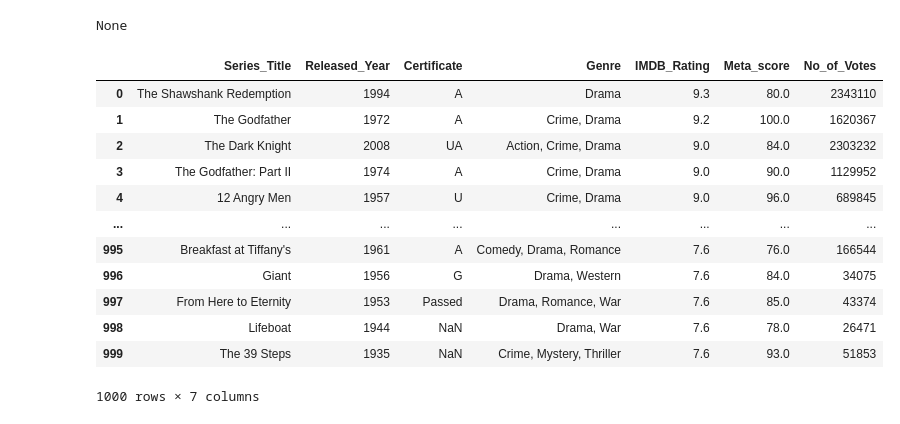
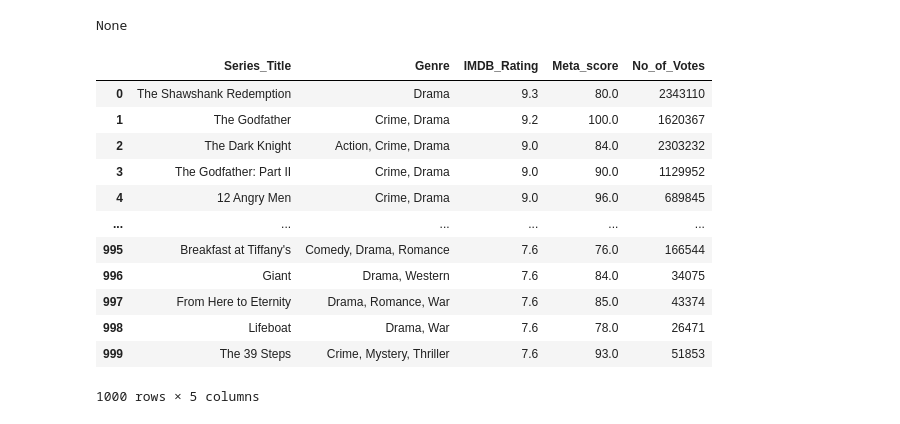
Before and after one commit to raulisom/IMDB-movies-dataset-2, a Jupyter notebook: movies.ipynb, the cells around one changed output. Drawn from its saved outputs; the diff is of its cells as text; code cells hidden in the pictures.

```diff
--- a/movies.ipynb
+++ b/movies.ipynb
@@ -60,21 +62,21 @@ memory usage: 94.8+ KB
 None
 # %%
 
-tabela = pd.read_csv("imdb_top_1000.csv")
-tabela = tabela.drop(columns=["Poster_Link", "Director", "Star1", "Star2", "Star3", "Star4", "Overview", "Gross", "Runtime"])
+df = pd.read_csv("imdb_top_1000.csv")
+df = df.drop(columns=["Poster_Link", "Director", "Star1", "Star2", "Star3", "Star4", "Overview", "Gross", "Runtime", "Certificate", "Released_Year"])
 
-display(tabela)
+display(df)
 # %% [output]
-|  | Series_Title | Released_Year | Certificate | Genre | IMDB_Rating | Meta_score | No_of_Votes |
-| 0 | The Shawshank Redemption | 1994 | A | Drama | 9.3 | 80.0 | 2343110 |
-| 1 | The Godfather | 1972 | A | Crime, Drama | 9.2 | 100.0 | 1620367 |
-| 2 | The Dark Knight | 2008 | UA | Action, Crime, Drama | 9.0 | 84.0 | 2303232 |
-| 3 | The Godfather: Part II | 1974 | A | Crime, Drama | 9.0 | 90.0 | 1129952 |
-| 4 | 12 Angry Men | 1957 | U | Crime, Drama | 9.0 | 96.0 | 689845 |
-| ... | ... | ... | ... | ... | ... | ... | ... |
-| 995 | Breakfast at Tiffany's | 1961 | A | Comedy, Drama, Romance | 7.6 | 76.0 | 166544 |
-| 996 | Giant | 1956 | G | Drama, Western | 7.6 | 84.0 | 34075 |
-| 997 | From Here to Eternity | 1953 | Passed | Drama, Romance, War | 7.6 | 85.0 | 43374 |
-| 998 | Lifeboat | 1944 | NaN | Drama, War | 7.6 | 78.0 | 26471 |
-| 999 | The 39 Steps | 1935 | NaN | Crime, Mystery, Thriller | 7.6 | 93.0 | 51853 |
+|  | Series_Title | Genre | IMDB_Rating | Meta_score | No_of_Votes |
+| 0 | The Shawshank Redemption | Drama | 9.3 | 80.0 | 2343110 |
+| 1 | The Godfather | Crime, Drama | 9.2 | 100.0 | 1620367 |
+| 2 | The Dark Knight | Action, Crime, Drama | 9.0 | 84.0 | 2303232 |
+| 3 | The Godfather: Part II | Crime, Drama | 9.0 | 90.0 | 1129952 |
+| 4 | 12 Angry Men | Crime, Drama | 9.0 | 96.0 | 689845 |
+| ... | ... | ... | ... | ... | ... |
+| 995 | Breakfast at Tiffany's | Comedy, Drama, Romance | 7.6 | 76.0 | 166544 |
+| 996 | Giant | Drama, Western | 7.6 | 84.0 | 34075 |
+| 997 | From Here to Eternity | Drama, Romance, War | 7.6 | 85.0 | 43374 |
+| 998 | Lifeboat | Drama, War | 7.6 | 78.0 | 26471 |
+| 999 | The 39 Steps | Crime, Mystery, Thriller | 7.6 | 93.0 | 51853 |
-1000 rows × 7 columns
+1000 rows × 5 columns
```
Also changed, not shown: parts of 6 cells of this notebook.
